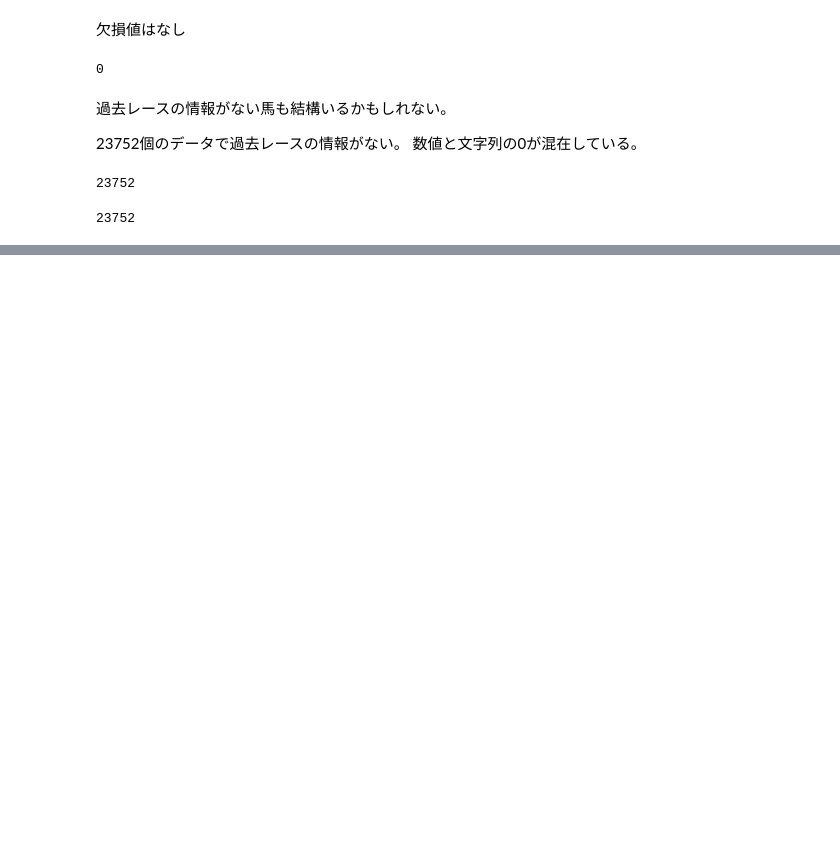
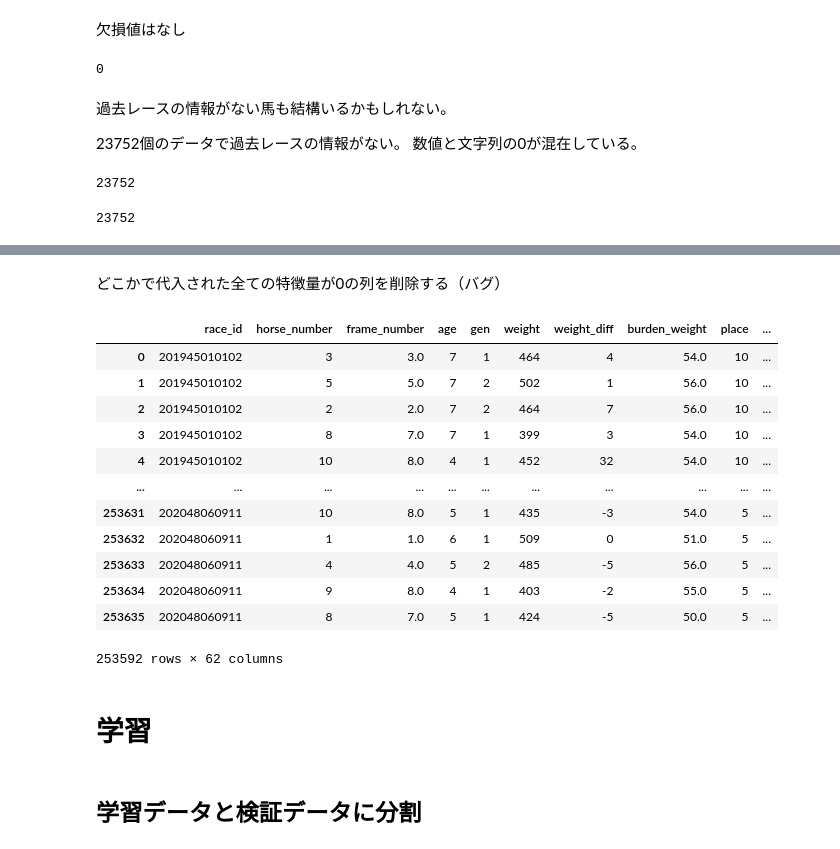
Before and after one commit to monda00/horse-race-notebook, a Jupyter notebook: predict_show_neural_network.ipynb, the cells around one changed output, grey strips where cells are left out. Drawn from its saved outputs; the diff is of its cells as text; code cells hidden in the pictures; blank space fills up the shorter version.

```diff
--- a/predict_show_neural_network.ipynb
+++ b/predict_show_neural_network.ipynb
@@ -121,0 +146,7 @@ Label Encoding
+# %%
+categorical_cols_past = []
+for n in past_race_num:
+  for c in categorical_cols_past_base:
+    categorical_cols_past.append('{}_before_{}'.format(n, c))
+# %%
+categorical_cols = categorical_cols + categorical_cols_past
@@ -121,0 +162,29 @@ Label Encoding
+# %% [markdown]
+どこかで代入された全ての特徴量が0の列を削除する（バグ）
+# %%
+df = df[df['age']!=0]
+# %%
+for c in categorical_cols:
+  le = LabelEncoder()
+  le.fit(df[c])
+  df[c] = le.transform(df[c])
+# %%
+df
+# %% [output]
+|  | race_id | horse_number | frame_number | age | gen | weight | weight_diff | burden_weight | place | ... |
+| 0 | 201945010102 | 3 | 3.0 | 7 | 1 | 464 | 4 | 54.0 | 10 | ... |
+| 1 | 201945010102 | 5 | 5.0 | 7 | 2 | 502 | 1 | 56.0 | 10 | ... |
+| 2 | 201945010102 | 2 | 2.0 | 7 | 2 | 464 | 7 | 56.0 | 10 | ... |
+| 3 | 201945010102 | 8 | 7.0 | 7 | 1 | 399 | 3 | 54.0 | 10 | ... |
+| 4 | 201945010102 | 10 | 8.0 | 4 | 1 | 452 | 32 | 54.0 | 10 | ... |
+| ... | ... | ... | ... | ... | ... | ... | ... | ... | ... | ... |
+| 253631 | 202048060911 | 10 | 8.0 | 5 | 1 | 435 | -3 | 54.0 | 5 | ... |
+| 253632 | 202048060911 | 1 | 1.0 | 6 | 1 | 509 | 0 | 51.0 | 5 | ... |
+| 253633 | 202048060911 | 4 | 4.0 | 5 | 2 | 485 | -5 | 56.0 | 5 | ... |
+| 253634 | 202048060911 | 9 | 8.0 | 4 | 1 | 403 | -2 | 55.0 | 5 | ... |
+| 253635 | 202048060911 | 8 | 7.0 | 5 | 1 | 424 | -5 | 50.0 | 5 | ... |
+253592 rows × 62 columns
+# %% [markdown]
+# 学習
+# %% [markdown]
+## 学習データと検証データに分割
```
Also changed, not shown: parts of 16 cells of this notebook.
